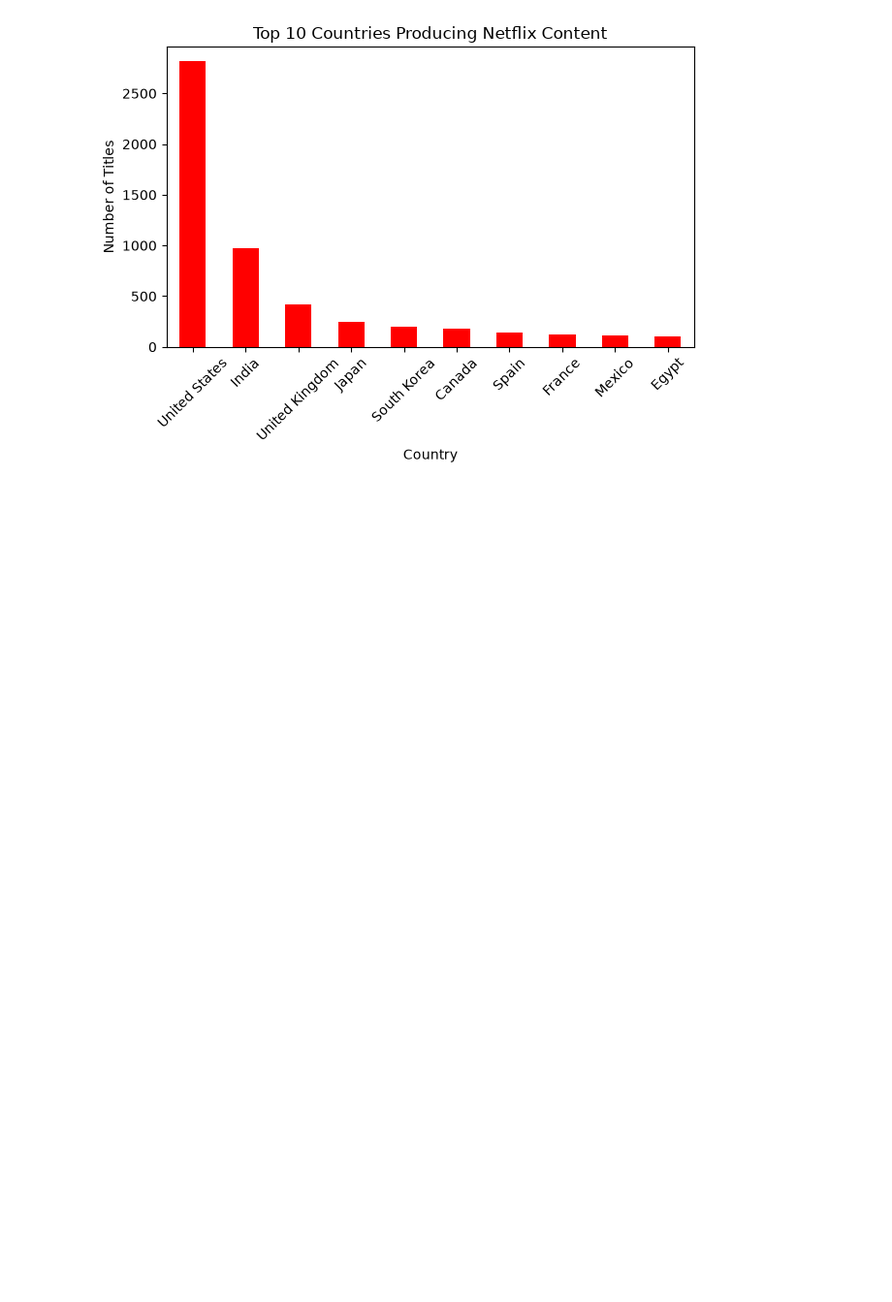
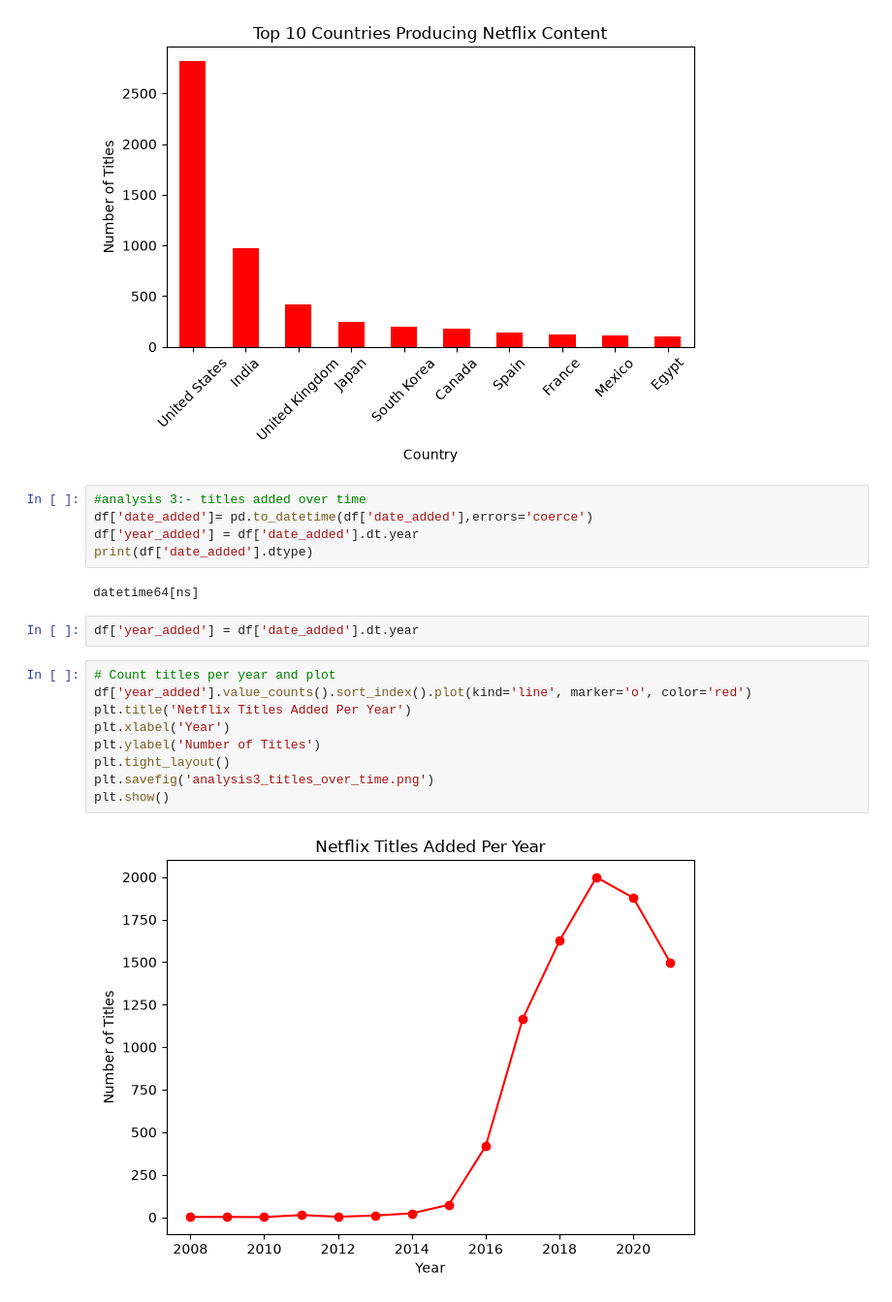
Before and after one commit to riyagundeti/netflix-content-analysis, a Jupyter notebook: netflix.analysis.ipynb, the cells around one changed output. Shown at 97% size. Drawn from its saved outputs; the diff is of its cells as text; blank space fills up the shorter version.

Commit message:
titles-added-over-time analysis with datetime conversion

```diff
--- a/netflix.analysis.ipynb
+++ b/netflix.analysis.ipynb
@@ -56,3 +60,23 @@ plt.savefig('analysis2_top_countries.png')
 plt.show()
 # %% [output]
 [figure]
+# %%
+#analysis 3:- titles added over time
+df['date_added']= pd.to_datetime(df['date_added'],errors='coerce')
+df['year_added'] = df['date_added'].dt.year
+print(df['date_added'].dtype)
+# %% [output]
+datetime64[ns]
+# %%
+df['year_added'] = df['date_added'].dt.year
+# %%
+# Count titles per year and plot
+df['year_added'].value_counts().sort_index().plot(kind='line', marker='o', color='red')
+plt.title('Netflix Titles Added Per Year')
+plt.xlabel('Year')
+plt.ylabel('Number of Titles')
+plt.tight_layout()
+plt.savefig('analysis3_titles_over_time.png')
+plt.show()
+# %% [output]
+[figure, added]
```
Also changed, not shown: parts of 2 cells of this notebook, 3 other files.
